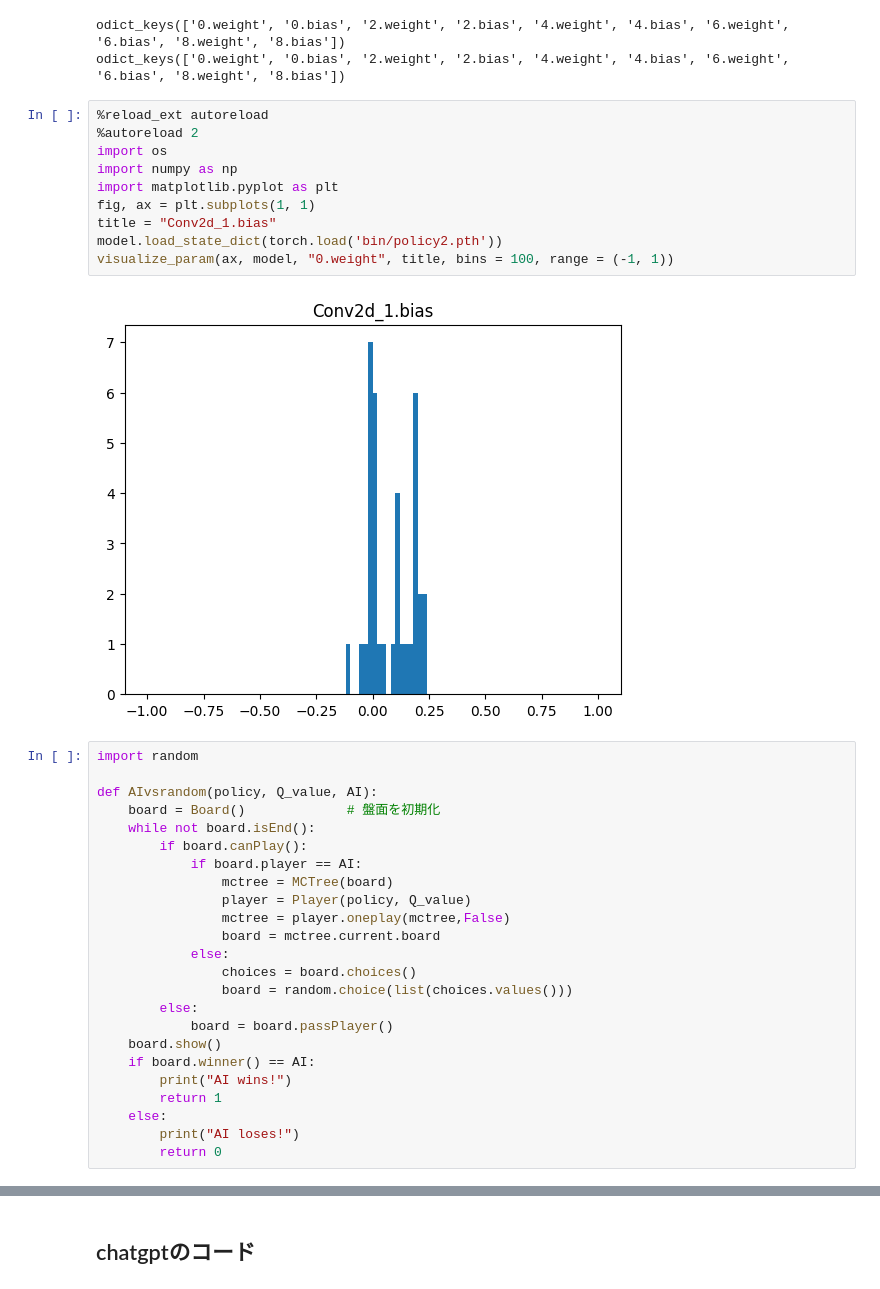
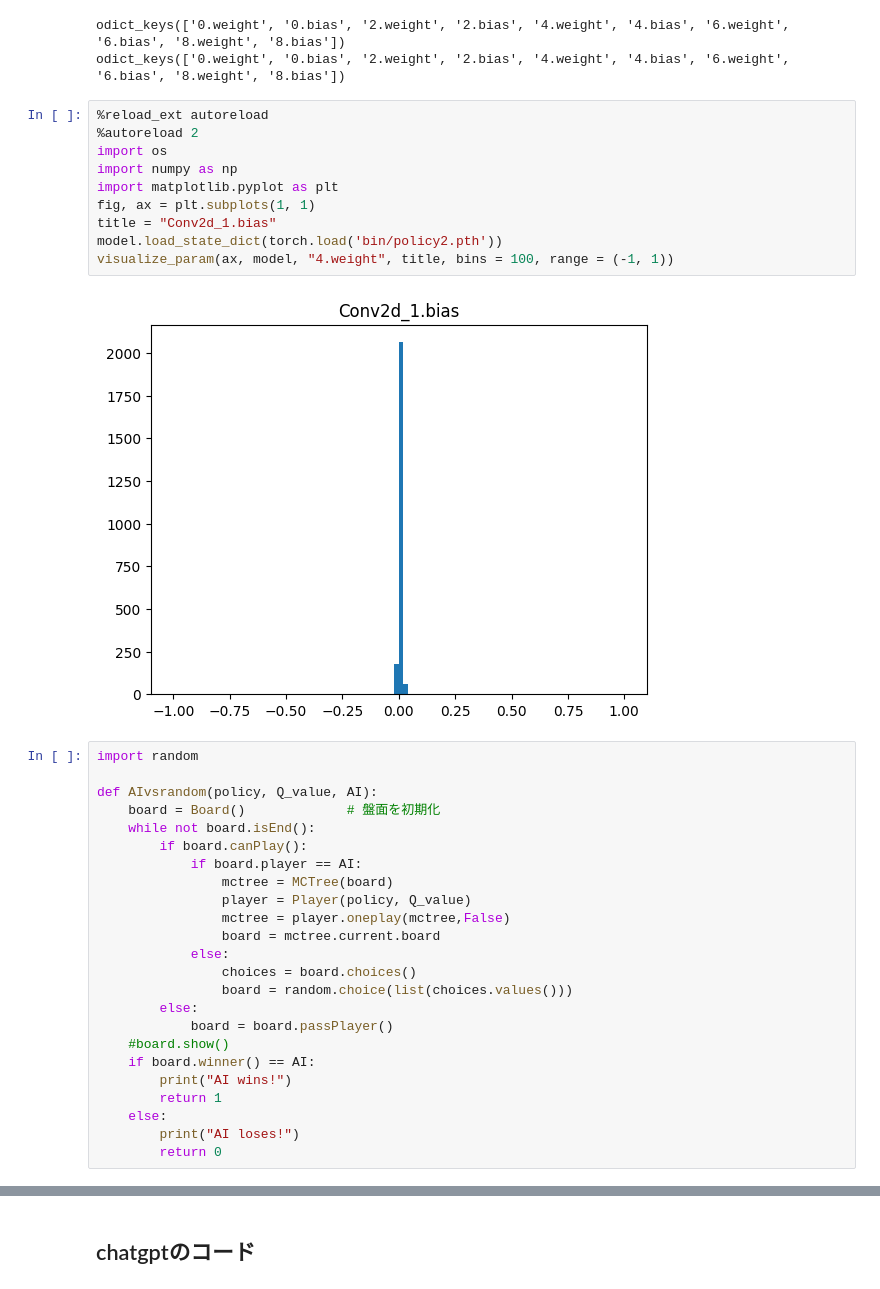
Before and after one commit to gunnersgoestocl/OthelloAI, a Jupyter notebook: index.ipynb, the cells around one changed output, grey strips where cells are left out. Cells and saved outputs as stored; diff of their text form.

```diff
--- a/index.ipynb
+++ b/index.ipynb
@@ -864,15 +936,15 @@ odict_keys(['0.weight', '0.bias', '2.weight', '2.bias', '4.weight', '4.bias', '6
 # %%
 %reload_ext autoreload
 %autoreload 2
 import os
 import numpy as np
 import matplotlib.pyplot as plt
 fig, ax = plt.subplots(1, 1)
 title = "Conv2d_1.bias"
 model.load_state_dict(torch.load('bin/policy2.pth'))
-visualize_param(ax, model, "0.weight", title, bins = 100, range = (-1, 1))
+visualize_param(ax, model, "4.weight", title, bins = 100, range = (-1, 1))
 # %% [output]
-[figure, old version]
+[figure, new version]
 # %%
 import random
 
@@ -890,7 +962,7 @@ def AIvsrandom(policy, Q_value, AI):
                 board = random.choice(list(choices.values()))
         else:
             board = board.passPlayer()
-    board.show()
+    #board.show()
     if board.winner() == AI:
         print("AI wins!")
         return 1
```
Also changed, not shown: parts of 7 cells of this notebook, 19 other files.
